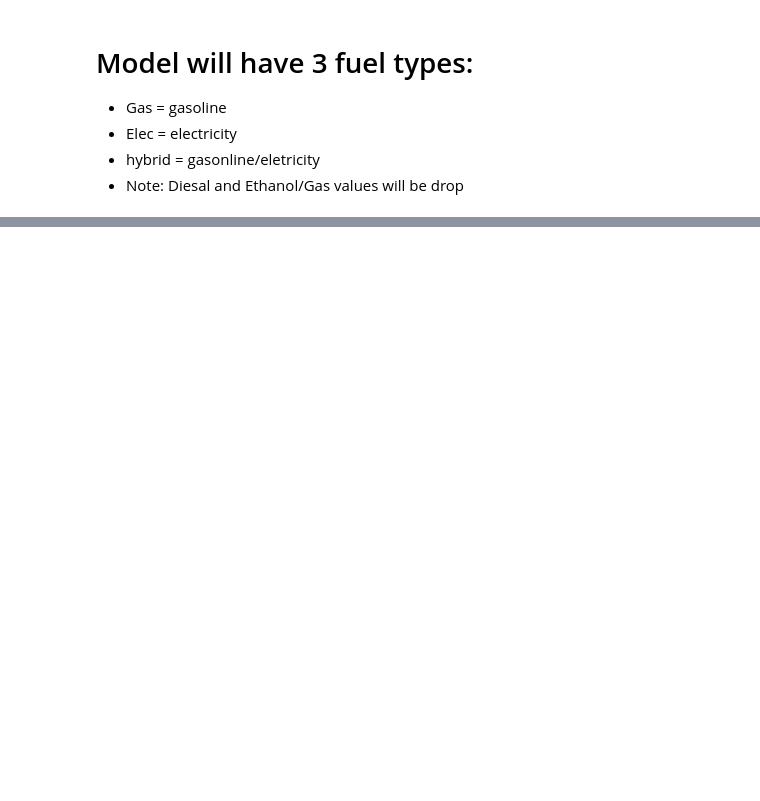
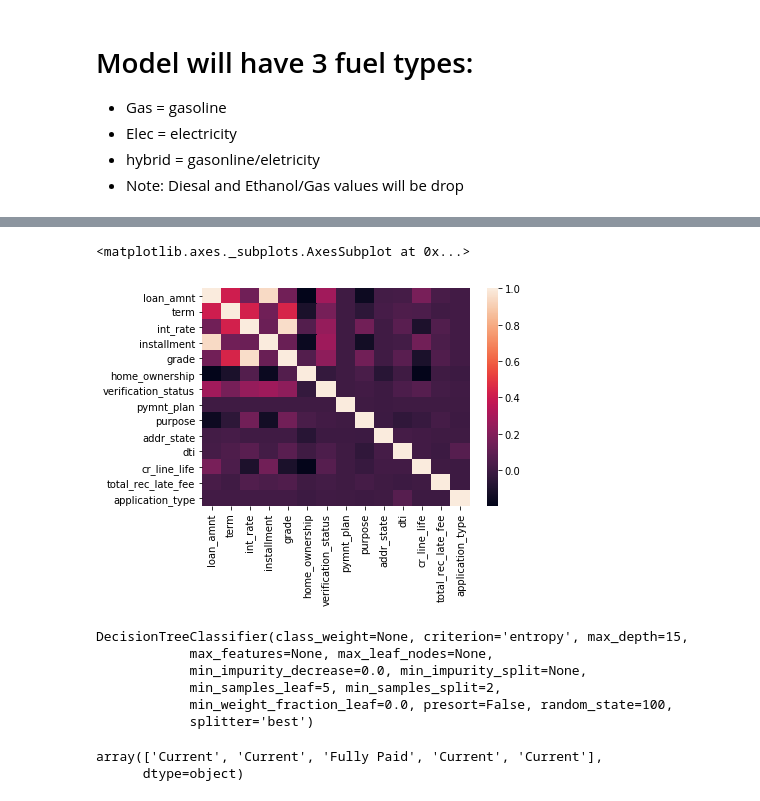
Before and after one commit to AxanderW/carDB, a Jupyter notebook: car-fuel-machine-learning.ipynb, the cells around one changed output, grey strips where cells are left out. Saved outputs shown, nothing was run; the diff lists cells and outputs as text; code cells hidden in the pictures; blank space fills up the shorter version.

```diff
--- a/car-fuel-machine-learning.ipynb
+++ b/car-fuel-machine-learning.ipynb
@@ -534,0 +889,17 @@ Total unique fuel types: 5
+# %%
+lb = LabelEncoder()
+# %%
+auto_loan_encoded = auto_loan_full.copy()
+
+auto_loan_encoded['term']= lb.fit_transform(auto_loan_encoded['term'])
+auto_loan_encoded['grade']= lb.fit_transform(auto_loan_encoded['grade'])
+auto_loan_encoded['home_ownership']= lb.fit_transform(auto_loan_encoded['home_ownership'])
+auto_loan_encoded['verification_status']= lb.fit_transform(auto_loan_encoded['verification_status'])
+auto_loan_encoded['pymnt_plan']= lb.fit_transform(auto_loan_encoded['pymnt_plan'])
+auto_loan_encoded['purpose']= lb.fit_transform(auto_loan_encoded['purpose'])
+auto_loan_encoded['addr_state']= lb.fit_transform(auto_loan_encoded['addr_state'])
+auto_loan_encoded['application_type']= lb.fit_transform(auto_loan_encoded['application_type'])
+
+
+
+auto_loan_encoded.head(3)
@@ -534,0 +933,5 @@ Total unique fuel types: 5
+# %%
+sns.heatmap(auto_loan_encoded.corr())
+# %% [output]
+<matplotlib.axes._subplots.AxesSubplot at 0x...>
+[figure, added]
@@ -534,0 +950,19 @@ Total unique fuel types: 5
+# %%
+# Function to perform training with Entropy
+clf_entropy = DecisionTreeClassifier(criterion="entropy", random_state=100,
+                                    max_depth=15, min_samples_leaf=5)
+clf_entropy.fit(X_train,y_train)
+# %% [output]
+DecisionTreeClassifier(class_weight=None, criterion='entropy', max_depth=15,
+            max_features=None, max_leaf_nodes=None,
+            min_impurity_decrease=0.0, min_impurity_split=None,
+            min_samples_leaf=5, min_samples_split=2,
+            min_weight_fraction_leaf=0.0, presort=False, random_state=100,
+            splitter='best')
+# %%
+# Function to predict resale- cat
+y_pred_en = clf_entropy.predict(X_test)
+y_pred_en[:5]
+# %% [output]
+array(['Current', 'Current', 'Fully Paid', 'Current', 'Current'],
+      dtype=object)
```
Also changed, not shown: parts of 42 cells of this notebook.
